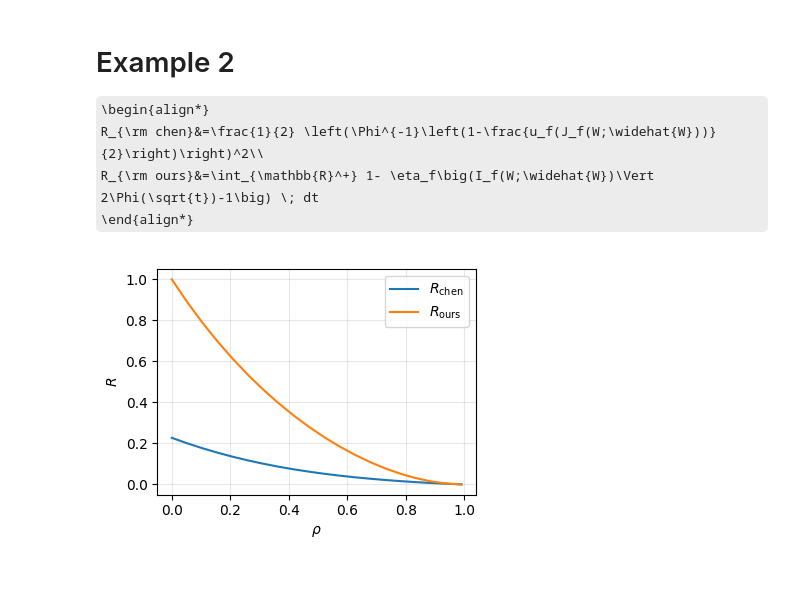
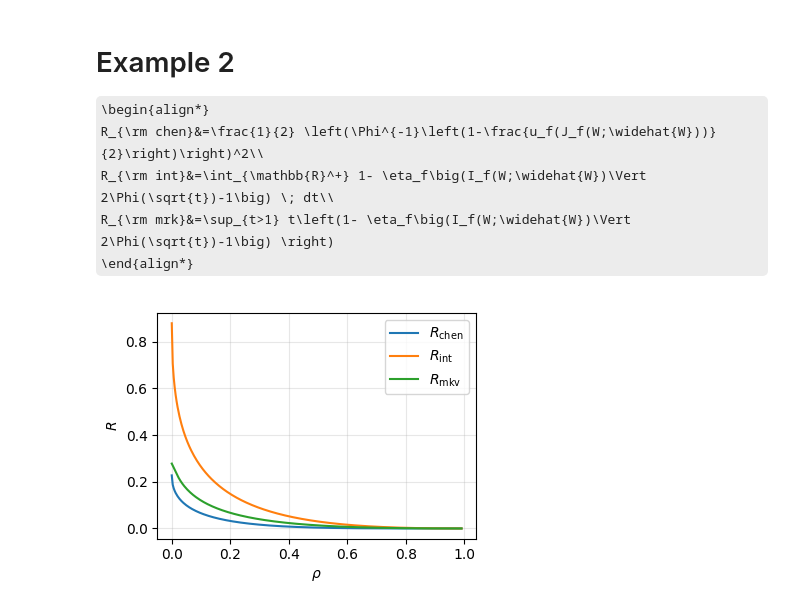
Before and after one commit to zhiyi-set/Compute-Risk-Lower-Bounds, a Jupyter notebook: ISIT.ipynb, the cells around one changed output. Drawn from its saved outputs; the diff is of its cells as text; code cells hidden in the pictures; some formulas as TeX source; blank space fills up the shorter version.

```diff
--- a/ISIT.ipynb
+++ b/ISIT.ipynb
@@ -191,6 +191,7 @@ plot_Rs_vs_epsilon(k=k, divergence=divergence, n_points=401)
 # Example 2
 \begin{align*}
     R_{\rm chen}&=\frac{1}{2} \left(\Phi^{-1}\left(1-\frac{u_f(J_f(W;\widehat{W}))}{2}\right)\right)^2\\
-     R_{\rm ours}&=\int_{\mathbb{R}^+} 1- \eta_f\big(I_f(W;\widehat{W})\Vert 2\Phi(\sqrt{t})-1\big) \; dt
+     R_{\rm int}&=\int_{\mathbb{R}^+} 1- \eta_f\big(I_f(W;\widehat{W})\Vert 2\Phi(\sqrt{t})-1\big) \; dt\\
+     R_{\rm mrk}&=\sup_{t>1} t\left(1- \eta_f\big(I_f(W;\widehat{W})\Vert 2\Phi(\sqrt{t})-1\big) \right)
 \end{align*}
 # %%
@@ -437,12 +478,11 @@ def plot_curves(out, div="kl"):
-# %%
-# compute curves of 4 divergence（out is a dict）
-out = compute_curves(
-    rho_max=0.99, n_rho=20,
-    gh_n=360, x_max=8.0, n_x=20000,
-    device="cpu", dtype=torch.float64
-)
-# choose div in { "kl", "tv", "chi2", "h2" }
-
-plot_curves(out, div="chi2")
-# %% [output]
-[figure, removed]
+# %%
+# choose div in { "kl", "tv", "chi2", "h2" }
+div = "kl"
+# out is a dict
+out = compute_curves(div,
+    rho_max=0.99, n_rho=300,
+    gh_n=370, x_max=8.0, n_x=20000)
+
+plot_curves(out, div)
+# %% [output]
+[figure, added]
```
Also changed, not shown: parts of 5 cells of this notebook.
